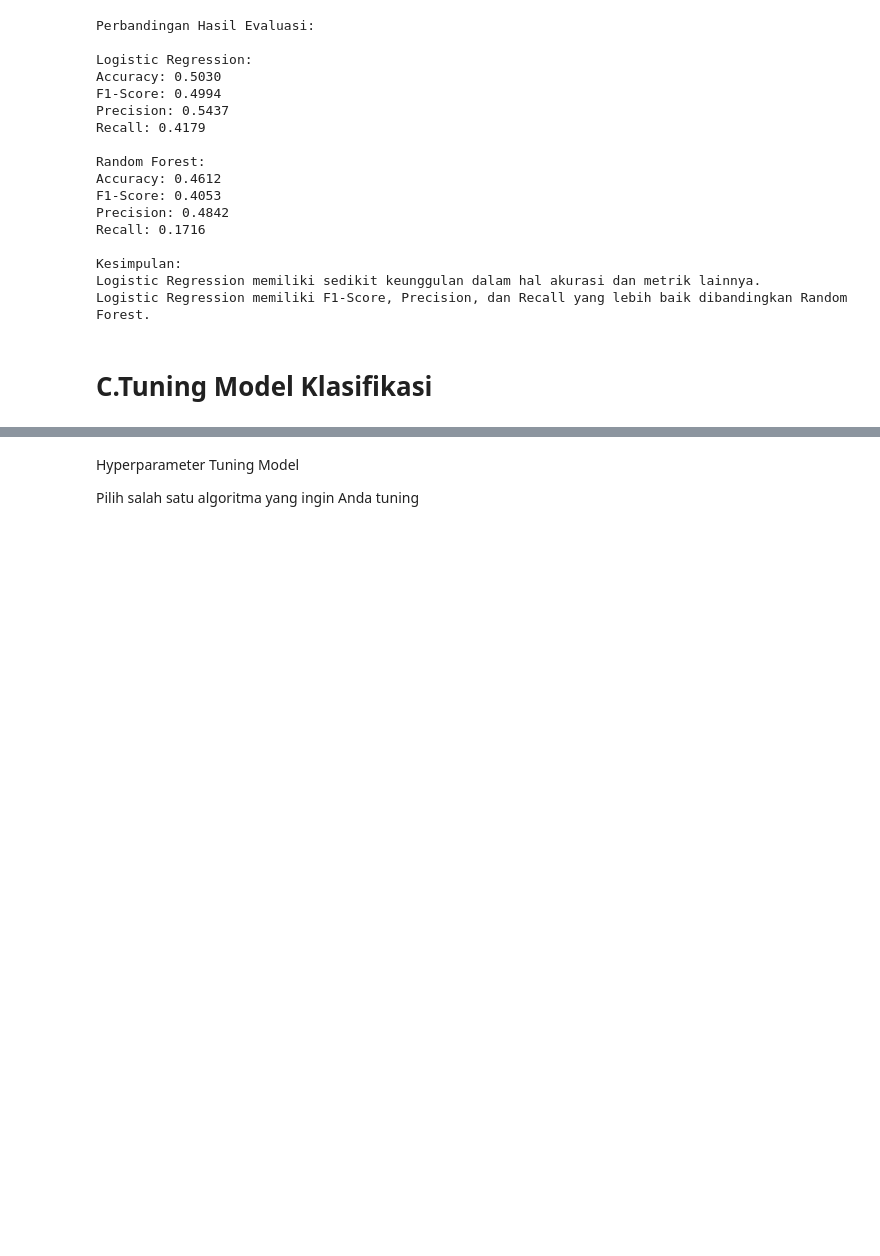
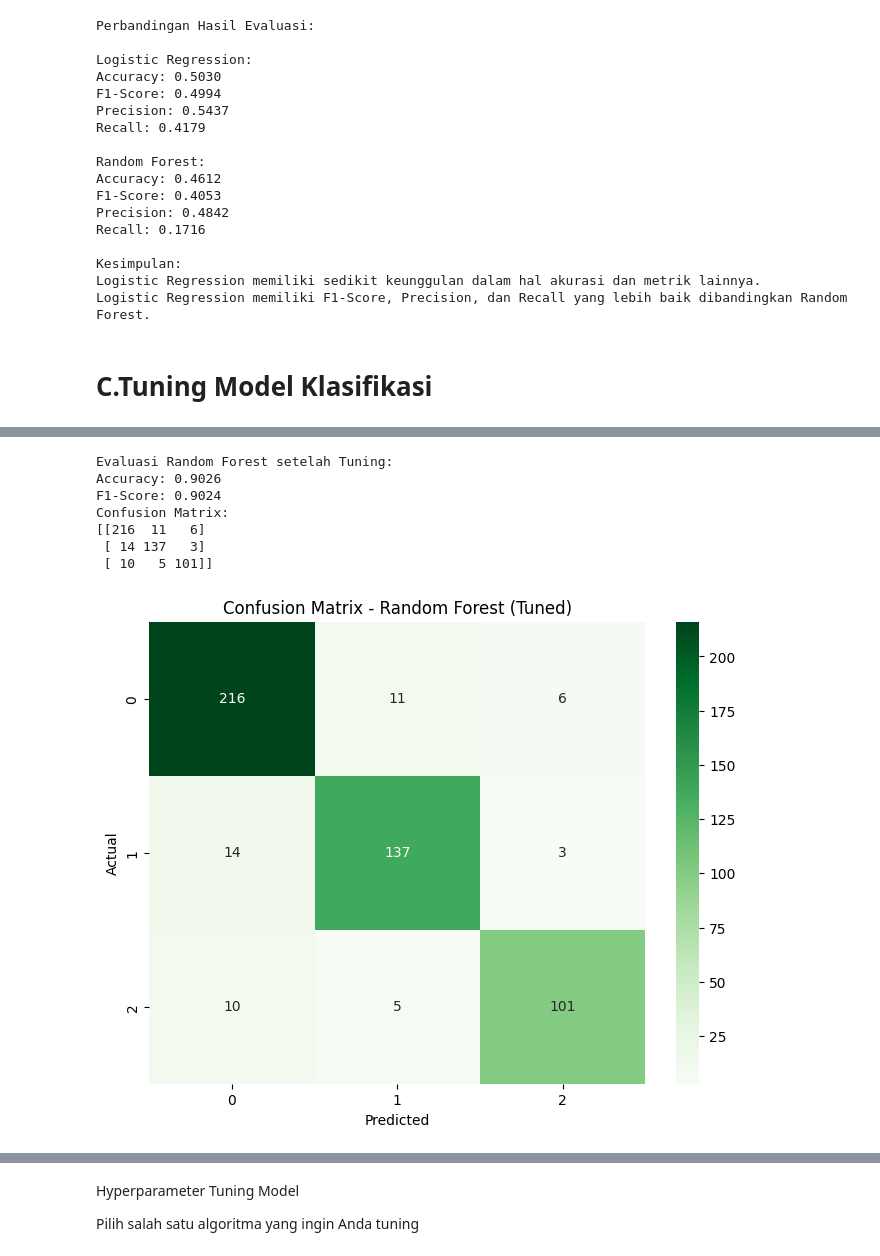
Before and after one commit to Andriansyah2501/BMLP, a Jupyter notebook: [Klasifikasi]_Submission_Akhir_BMLP_Andrian_Syah.ipynb, the cells around one changed output, grey strips where cells are left out. Drawn from its saved outputs; the diff is of its cells as text; code cells hidden in the pictures; blank space fills up the shorter version.

```diff
--- a/[Klasifikasi]_Submission_Akhir_BMLP_Andrian_Syah.ipynb
+++ b/[Klasifikasi]_Submission_Akhir_BMLP_Andrian_Syah.ipynb
@@ -238,0 +233,31 @@ print("Hyperparameter Terbaik:", grid_search.best_params_)
+# %%
+# Prediksi dengan model terbaik
+best_rf_pred = best_rf_model.predict(X_test)
+
+# Evaluasi model setelah tuning
+best_rf_accuracy = accuracy_score(y_test, best_rf_pred)
+best_rf_f1 = f1_score(y_test, best_rf_pred, average='weighted')
+best_rf_cm = confusion_matrix(y_test, best_rf_pred)
+
+print("Evaluasi Random Forest setelah Tuning:")
+print(f"Accuracy: {best_rf_accuracy:.4f}")
+print(f"F1-Score: {best_rf_f1:.4f}")
+print("Confusion Matrix:")
+print(best_rf_cm)
+
+# Visualisasi Confusion Matrix setelah tuning
+plt.figure(figsize=(8, 6))
+sns.heatmap(best_rf_cm, annot=True, fmt='d', cmap='Greens')
+plt.title('Confusion Matrix - Random Forest (Tuned)')
+plt.xlabel('Predicted')
+plt.ylabel('Actual')
+plt.show()
+# %% [output]
+Evaluasi Random Forest setelah Tuning:
+Accuracy: 0.9026
+F1-Score: 0.9024
+Confusion Matrix:
+[[216  11   6]
+ [ 14 137   3]
+ [ 10   5 101]]
+[figure, added]
```
Also changed, not shown: parts of 13 cells of this notebook.
